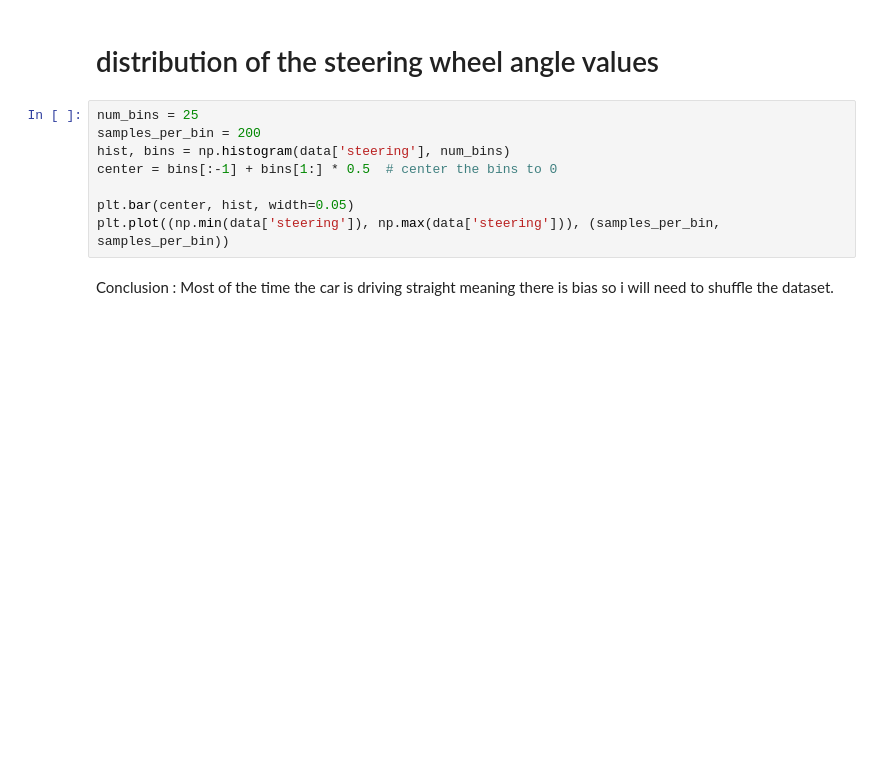
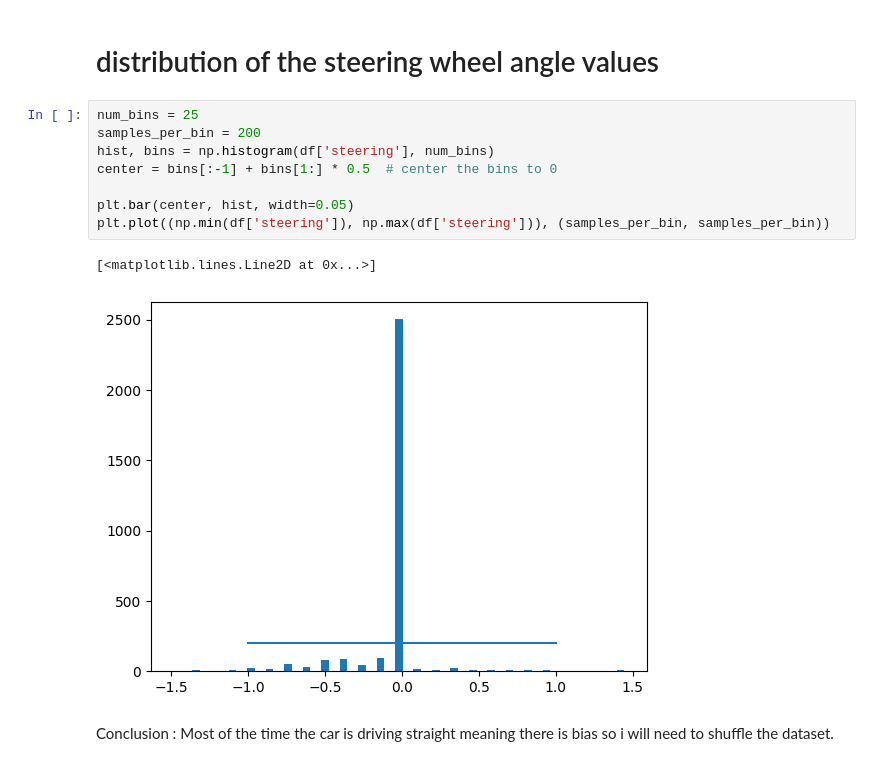
Before and after one commit to Jannah58/Self_Driving_Car, a Jupyter notebook: Self_Driving_Car_2.ipynb, the cells around one changed output. Saved outputs shown, nothing was run; the diff lists cells and outputs as text; blank space fills up the shorter version.

```diff
--- a/Self_Driving_Car_2.ipynb
+++ b/Self_Driving_Car_2.ipynb
@@ -97,11 +108,14 @@ rand_image = npimg.imread(os.path.join('/content/drive/MyDrive/trial/IMG', rand_
 # %%
 num_bins = 25
 samples_per_bin = 200
-hist, bins = np.histogram(data['steering'], num_bins)
+hist, bins = np.histogram(df['steering'], num_bins)
 center = bins[:-1] + bins[1:] * 0.5  # center the bins to 0
 
 plt.bar(center, hist, width=0.05)
-plt.plot((np.min(data['steering']), np.max(data['steering'])), (samples_per_bin, samples_per_bin))
+plt.plot((np.min(df['steering']), np.max(df['steering'])), (samples_per_bin, samples_per_bin))
+# %% [output]
+[<matplotlib.lines.Line2D at 0x...>]
+[figure, added]
 # %% [markdown]
 Conclusion : Most of the time the car is driving straight meaning there is bias so i will need to shuffle the dataset.
 # %% [markdown]
```
Also changed, not shown: parts of 5 cells of this notebook.
